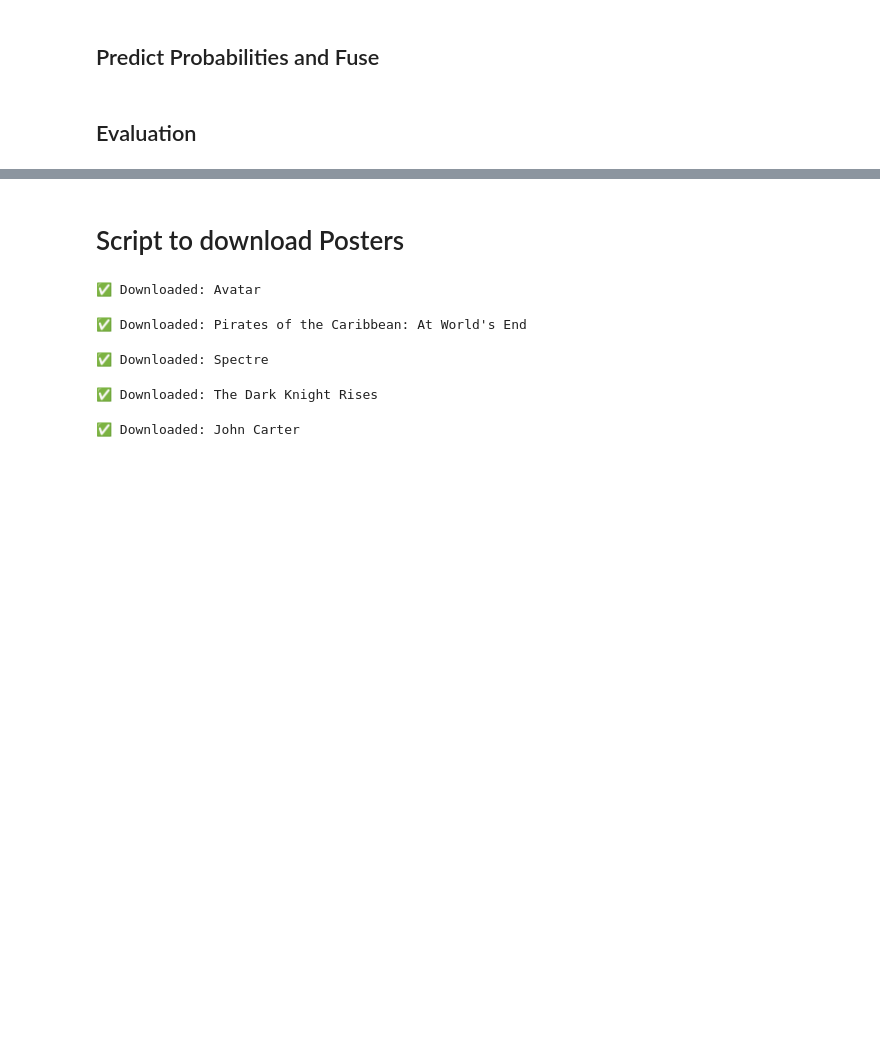
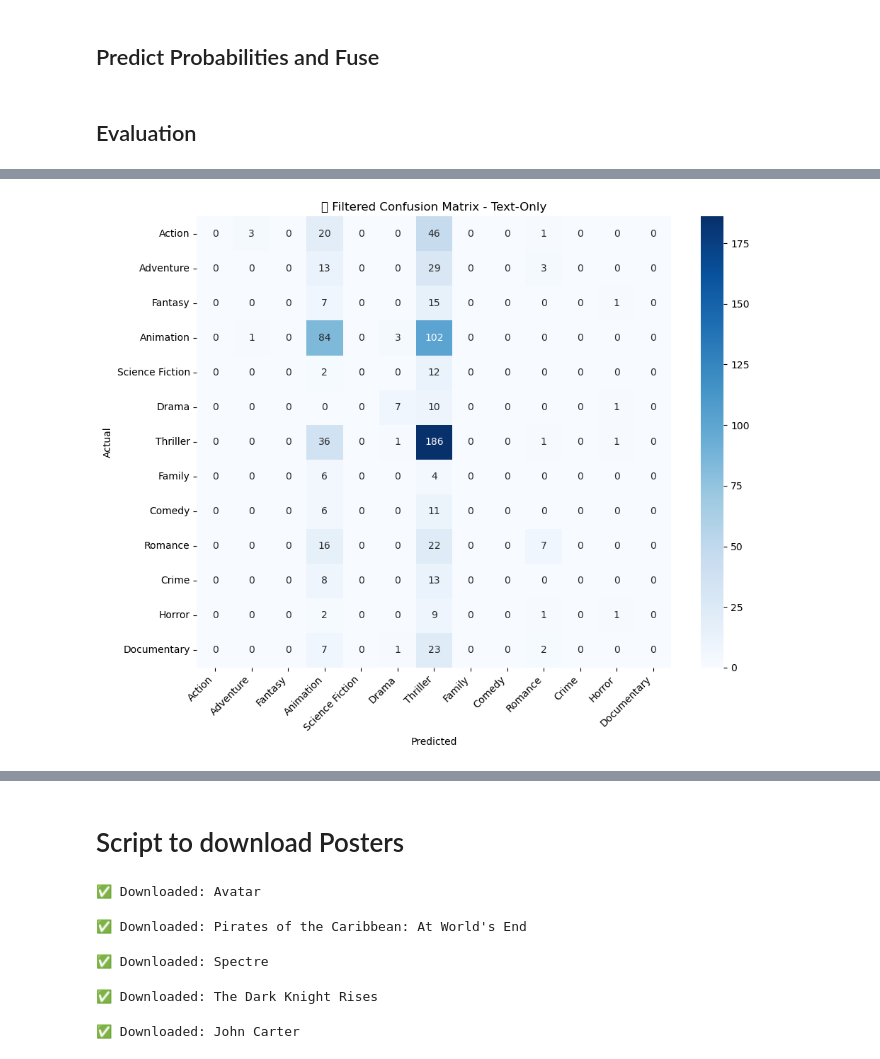
Before and after one commit to mariathurn/Movie-Genre-Project, a Jupyter notebook: GenreClassification.ipynb, the cells around one changed output, grey strips where cells are left out. Saved outputs shown, nothing was run; the diff lists cells and outputs as text; code cells hidden in the pictures; blank space fills up the shorter version.

```diff
--- a/GenreClassification.ipynb
+++ b/GenreClassification.ipynb
@@ -697,0 +478,11 @@ plt.show()
+# %%
+# Filter out predictions where predicted label == 0
+mask = y_pred_text != 0  # or y_pred_image / fused_preds depending on model
+
+# Apply the mask
+y_test_filtered = y_test[mask]
+y_pred_filtered = y_pred_text[mask]
+
+# Now you can evaluate or visualize:
+print("Filtered accuracy:", accuracy_score(y_test_filtered, y_pred_filtered))
+print("Filtered F1 Score:", f1_score(y_test_filtered, y_pred_filtered, average='macro'))
@@ -697,0 +492,7 @@ plt.show()
+# %%
+print(conf_matrix_text.shape)
+print(conf_matrix_img.shape)
+print(conf_matrix_fused.shape)
+conf_matrix_text = confusion_matrix(y_test_filtered, y_pred_filtered)
+print("Filtered Confusion Matrix Shape:", conf_matrix_text.shape)
+print(conf_matrix_text)
@@ -698,3 +517,52 @@ plt.show()
+# %%
+import matplotlib.pyplot as plt
+import seaborn as sns
+from sklearn.metrics import confusion_matrix
+
+# Define genres
+all_genres = data['primary_genre'].unique()
+n_genres = len(all_genres)
+import numpy as np
+
+# Get row and column sums
+row_sums = conf_matrix_text.sum(axis=1)
+col_sums = conf_matrix_text.sum(axis=0)
+
+# Keep indices where either row or column has > 0 total
+keep_indices = np.where((row_sums | col_sums) > 0)[0]
+
+# Filter the confusion matrix and genre labels
+filtered_cm = conf_matrix_text[np.ix_(keep_indices, keep_indices)]
+filtered_labels = [all_genres[i] for i in keep_indices]
+
+# Compute confusion matrix (single matrix for all classes)
+conf_matrix_text = confusion_matrix(y_test_filtered, y_pred_filtered)
+#conf_matrix_img = confusion_matrix(y_test, y_pred_image, labels=range(n_genres))
+#conf_matrix_fused = confusion_matrix(y_test, fused_preds, labels=range(n_genres))
+
+
+import matplotlib.pyplot as plt
+import seaborn as sns
+
+def plot_filtered_conf_matrix(cm, labels, model_name):
+    plt.figure(figsize=(10, 8))
+    sns.heatmap(cm, annot=True, fmt='d', cmap='Blues',
+                xticklabels=labels, yticklabels=labels)
+    plt.title(f"📊 Filtered Confusion Matrix - {model_name}")
+    plt.xlabel("Predicted")
+    plt.ylabel("Actual")
+    plt.xticks(rotation=45, ha='right')
+    plt.yticks(rotation=0)
+    plt.tight_layout()
+    plt.show()
+
+plot_filtered_conf_matrix(filtered_cm, filtered_labels, "Text-Only")
+
+#plot_conf_matrix(conf_matrix_text, "Text-Only")
+#plot_conf_matrix(conf_matrix_img, "Image-Only")
+#plot_conf_matrix(conf_matrix_fused, "Text+Image (Fused)")
+# %% [output]
+[figure, added]
 # %%
 # -------------------- Step 6: Evaluation -------------------- #
 print("y_test shape:", y_test.shape)
```
Also changed, not shown: parts of 29 cells of this notebook.
